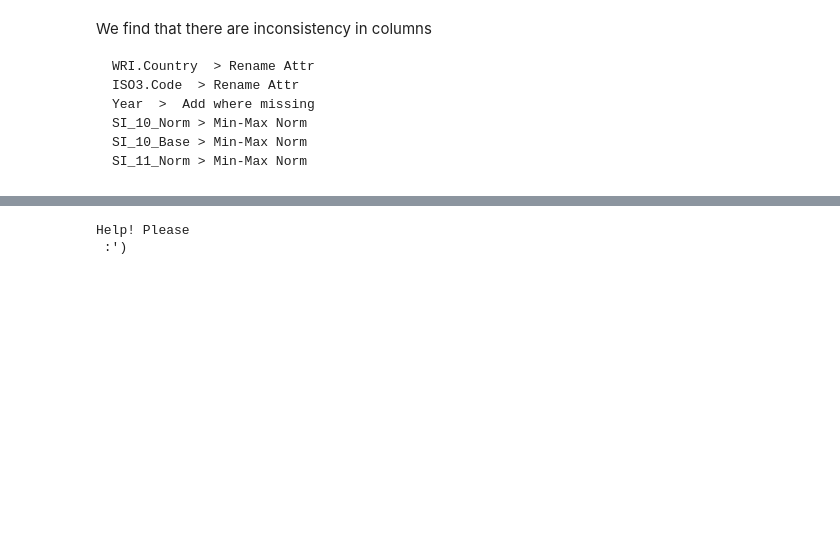
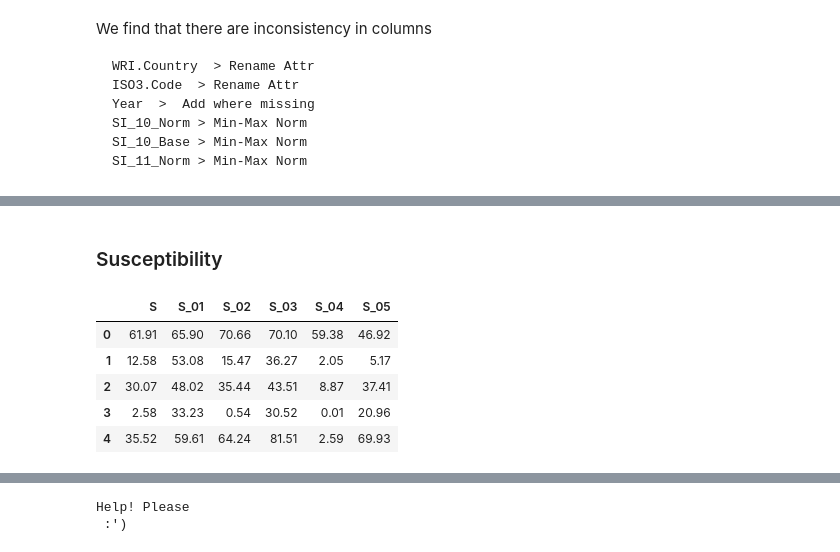
Before and after one commit to Ban-hub/CSE6506-Data_Project, a Jupyter notebook: Test.ipynb, the cells around one changed output, grey strips where cells are left out. Saved outputs shown, nothing was run; the diff lists cells and outputs as text; code cells hidden in the pictures; blank space fills up the shorter version.

```diff
--- a/Test.ipynb
+++ b/Test.ipynb
@@ -54,0 +94,16 @@ SI_11_Norm > Min-Max Norm
+# %% [markdown]
+### Susceptibility
+# %%
+x = []
+for c in data.columns:
+    if "S" in c:
+        x.append(c)
+s = data[x]
+s.head()
+# %% [output]
+|  | S | S_01 | S_02 | S_03 | S_04 | S_05 |
+| 0 | 61.91 | 65.90 | 70.66 | 70.10 | 59.38 | 46.92 |
+| 1 | 12.58 | 53.08 | 15.47 | 36.27 | 2.05 | 5.17 |
+| 2 | 30.07 | 48.02 | 35.44 | 43.51 | 8.87 | 37.41 |
+| 3 | 2.58 | 33.23 | 0.54 | 30.52 | 0.01 | 20.96 |
+| 4 | 35.52 | 59.61 | 64.24 | 81.51 | 2.59 | 69.93 |
```
Also changed, not shown: parts of 11 cells of this notebook.
